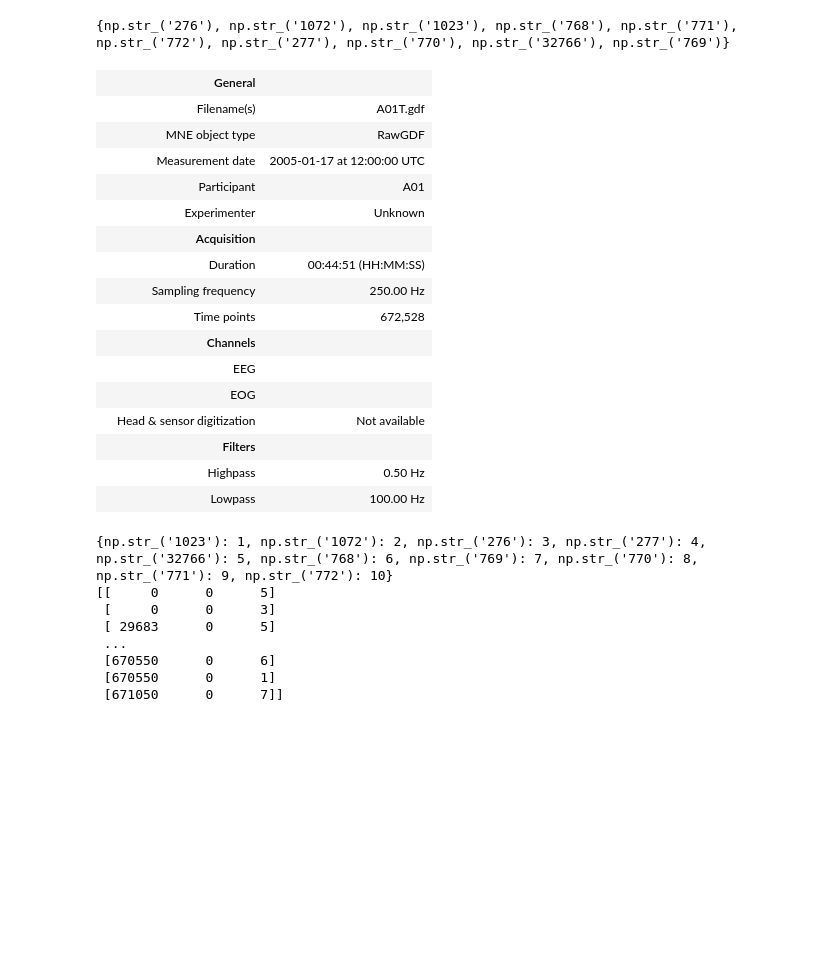
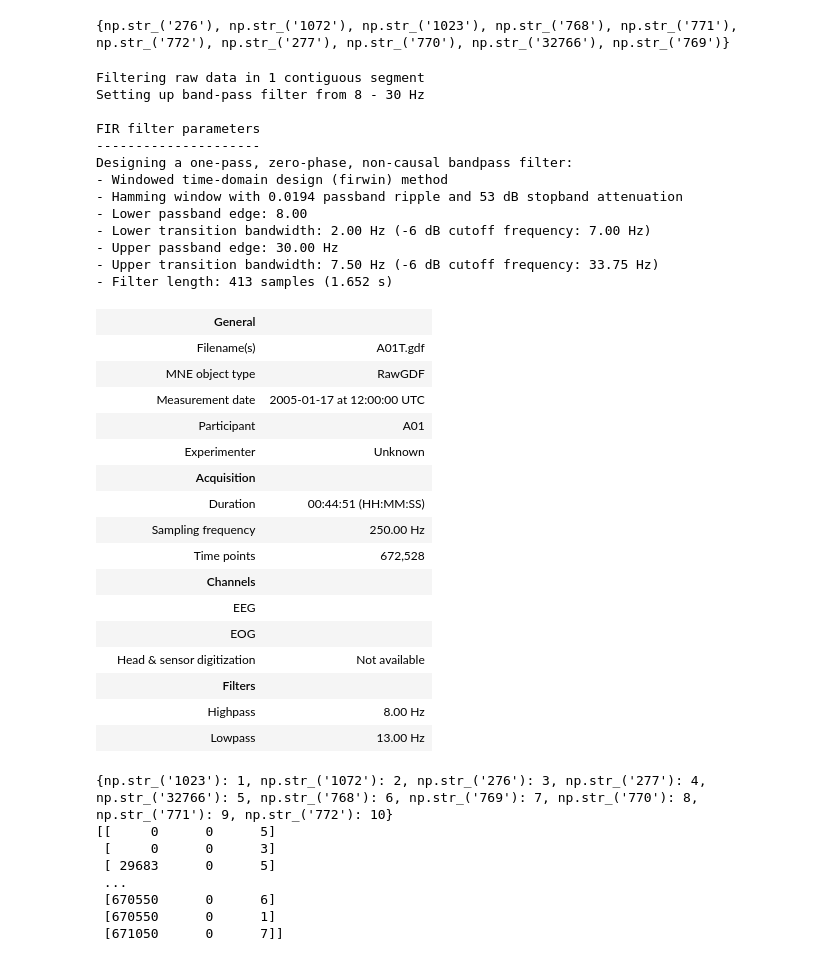
Before and after one commit to AkilanSS/motor-imagery-bci2000, a Jupyter notebook: notebook/eda.ipynb, the cells around one changed output. Cells and saved outputs as stored; diff of their text form; code cells hidden in the pictures; blank space fills up the shorter version.

```diff
--- a/notebook/eda.ipynb
+++ b/notebook/eda.ipynb
@@ -100,25 +100,38 @@ subject_1_train_raw.annotations.description = np.array(
     [marker_label.get(d, d) for d in subject_1_train_raw.annotations.description]
 )
 # %%
-subject_1_train_raw
+subject_1_train_raw.filter(l_freq=8, h_freq=30)
 # %% [output]
+Filtering raw data in 1 contiguous segment
+Setting up band-pass filter from 8 - 30 Hz
+
+FIR filter parameters
+---------------------
+Designing a one-pass, zero-phase, non-causal bandpass filter:
+- Windowed time-domain design (firwin) method
+- Hamming window with 0.0194 passband ripple and 53 dB stopband attenuation
+- Lower passband edge: 8.00
+- Lower transition bandwidth: 2.00 Hz (-6 dB cutoff frequency: 7.00 Hz)
+- Upper passband edge: 30.00 Hz
+- Upper transition bandwidth: 7.50 Hz (-6 dB cutoff frequency: 33.75 Hz)
+- Filter length: 413 samples (1.652 s)
 |  | General |  |
 |  | Filename(s) | A01T.gdf |
 |  | MNE object type | RawGDF |
 |  | Measurement date | 2005-01-17 at 12:00:00 UTC |
 |  | Participant | A01 |
 |  | Experimenter | Unknown |
 |  | Acquisition |  |
 |  | Duration | 00:44:51 (HH:MM:SS) |
 |  | Sampling frequency | 250.00 Hz |
 |  | Time points | 672,528 |
 |  | Channels |  |
 |  | EEG |  |
 |  | EOG |  |
 |  | Head & sensor digitization | Not available |
 |  | Filters |  |
-|  | Highpass | 0.50 Hz |
-|  | Lowpass | 100.00 Hz |
+|  | Highpass | 8.00 Hz |
+|  | Lowpass | 13.00 Hz |
 # %%
 events, event_id = mne.events_from_annotations(subject_1_train_raw, verbose=False)
 print(event_id)
```
Also changed, not shown: parts of 5 cells of this notebook.
